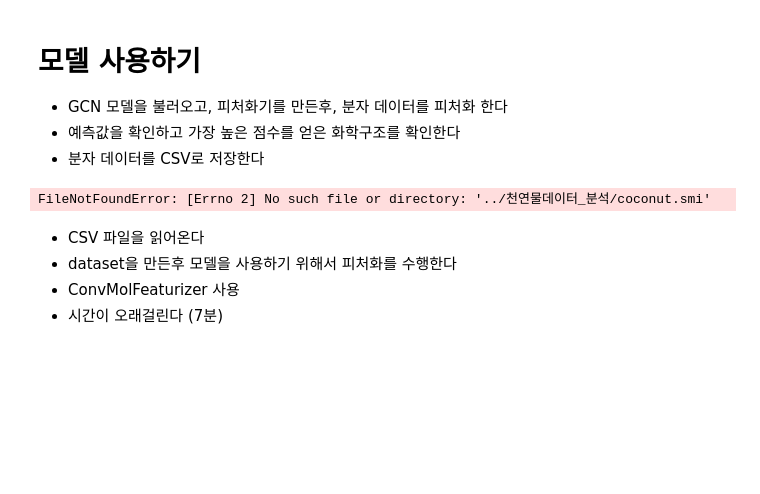
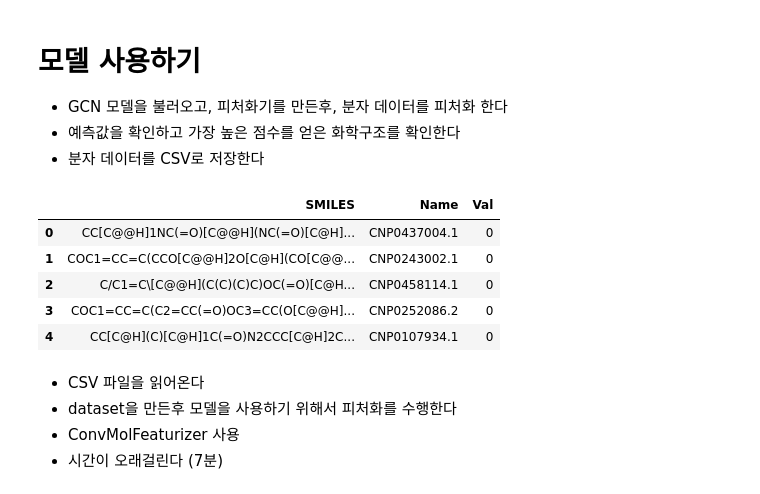
Before and after one commit to tonywjs/AIDD, a Jupyter notebook: j_10_VirtualScreening.ipynb, the cells around one changed output. Cells and saved outputs as stored; diff of their text form; code cells hidden in the pictures; blank space fills up the shorter version.

```diff
--- a/j_10_VirtualScreening.ipynb
+++ b/j_10_VirtualScreening.ipynb
@@ -454,13 +527,18 @@ Draw.MolsToGridImage(mol_list,highlightAtomLists=match_list,molsPerRow=5)
 #           mode='classification',model_dir="model_dir")
 # model.restore()
 # %%
-df = pd.read_csv("../천연물데이터_분석/coconut.smi",sep=" ",header=None)
+df = pd.read_csv("./COCONUT_DB_absoluteSMILES.smi",sep=" ",header=None)
 df.columns=["SMILES","Name"]
 rows,cols = df.shape
 df["Val"] = [0] * rows # 피처화를 위한 빈 자리
 df.head()
 # %% [output]
-FileNotFoundError: [Errno 2] No such file or directory: '../천연물데이터_분석/coconut.smi'
+|  | SMILES | Name | Val |
+| 0 | CC[C@@H]1NC(=O)[C@@H](NC(=O)[C@H]... | CNP0437004.1 | 0 |
+| 1 | COC1=CC=C(CCO[C@@H]2O[C@H](CO[C@@... | CNP0243002.1 | 0 |
+| 2 | C/C1=C\[C@@H](C(C)(C)C)OC(=O)[C@H... | CNP0458114.1 | 0 |
+| 3 | COC1=CC=C(C2=CC(=O)OC3=CC(O[C@@H]... | CNP0252086.2 | 0 |
+| 4 | CC[C@H](C)[C@H]1C(=O)N2CCC[C@H]2C... | CNP0107934.1 | 0 |
 # %%
 infile_name = "coconut_filtered.csv"
 df.to_csv(infile_name,index=False)
```
Also changed, not shown: parts of 15 cells of this notebook.
